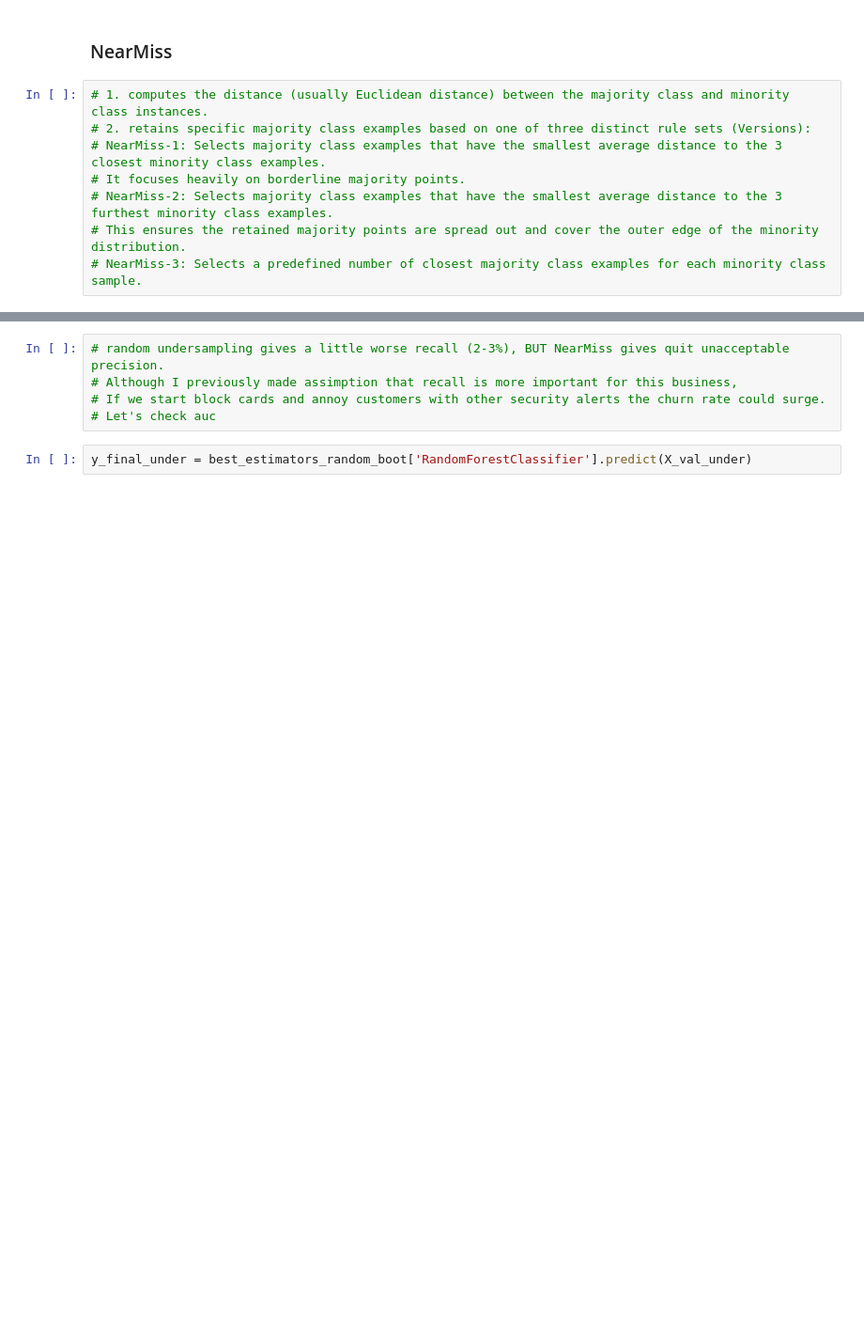
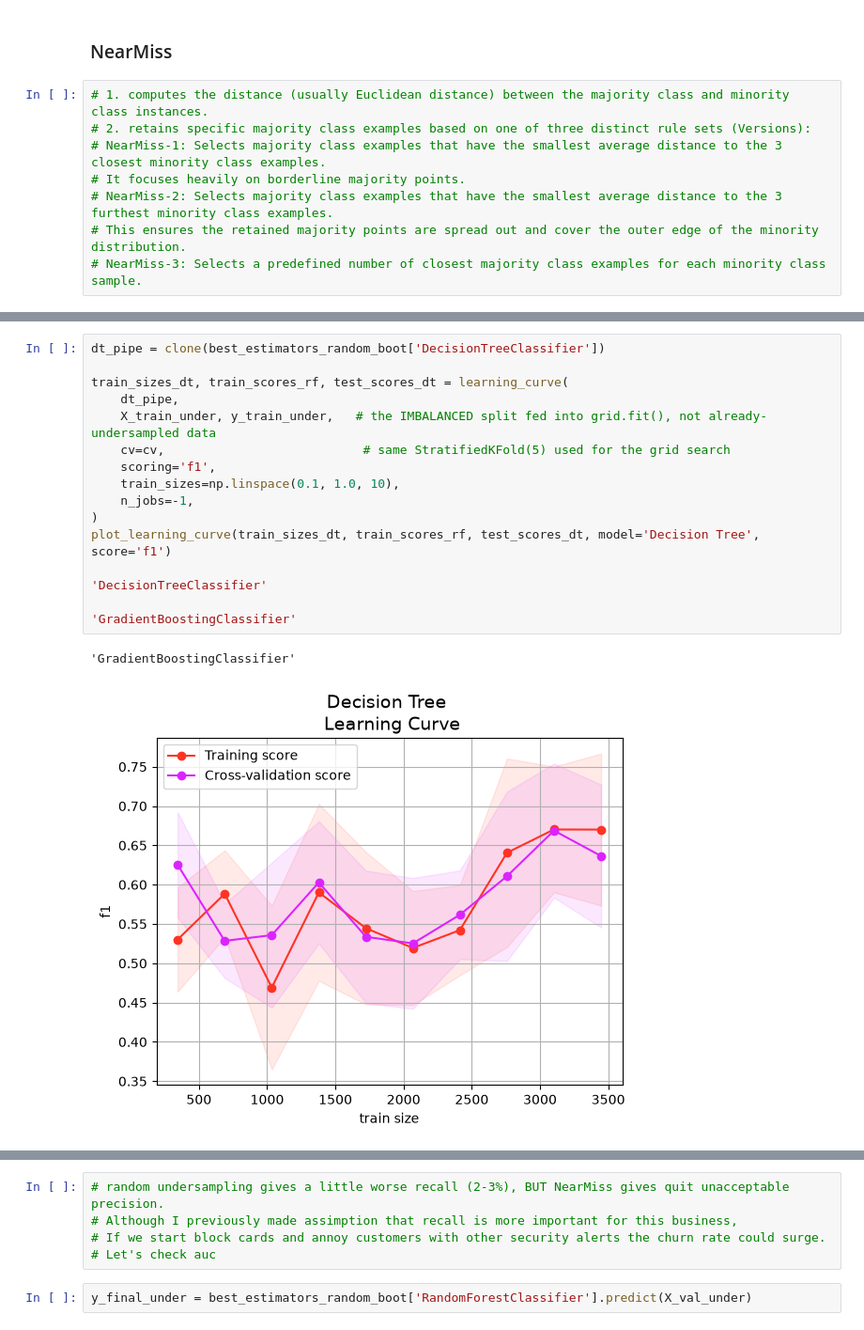
Before and after one commit to Neman-River/Fraud-Detection-Revolut-, a Jupyter notebook: 3_undersampling.ipynb, the cells around one changed output, grey strips where cells are left out. Shown at 94% size. Cells and saved outputs as stored; diff of their text form; blank space fills up the shorter version.

```diff
--- a/3_undersampling.ipynb
+++ b/3_undersampling.ipynb
@@ -617,0 +629,19 @@ Pipeline(steps=[('preprocess',
+# %%
+dt_pipe = clone(best_estimators_random_boot['DecisionTreeClassifier'])
+
+train_sizes_dt, train_scores_rf, test_scores_dt = learning_curve(
+    dt_pipe,
+    X_train_under, y_train_under,   # the IMBALANCED split fed into grid.fit(), not already-undersampled data
+    cv=cv,                           # same StratifiedKFold(5) used for the grid search
+    scoring='f1',
+    train_sizes=np.linspace(0.1, 1.0, 10),
+    n_jobs=-1,
+)
+plot_learning_curve(train_sizes_dt, train_scores_rf, test_scores_dt, model='Decision Tree', score='f1')
+
+'DecisionTreeClassifier'
+
+'GradientBoostingClassifier'
+# %% [output]
+'GradientBoostingClassifier'
+[figure, added]
```
Also changed, not shown: parts of 30 cells of this notebook.
